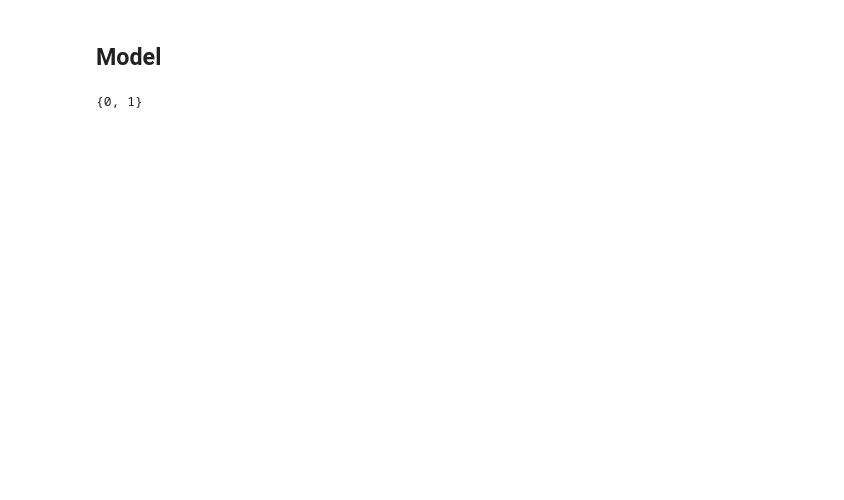
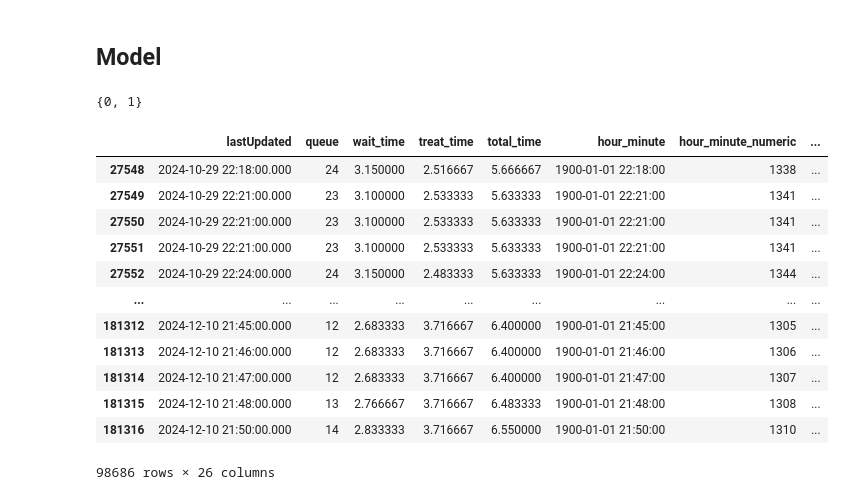
Before and after one commit to DerekWu1/wic_wait_times, a Jupyter notebook: model.ipynb, the cells around one changed output. Saved outputs shown, nothing was run; the diff lists cells and outputs as text; code cells hidden in the pictures; blank space fills up the shorter version.

```diff
--- a/model.ipynb
+++ b/model.ipynb
@@ -139,3 +123,19 @@ def ts_train_test_split(X, y, group_col, time_col, test_size=0.2, random_state=4
         train_data['target'],
         test_data['target']
     )
+# %%
+data[data['clinic_type_encoded'] == 0]
+# %% [output]
+|  | lastUpdated | queue | wait_time | treat_time | total_time | hour_minute | hour_minute_numeric | ... |
+| 27548 | 2024-10-29 22:18:00.000 | 24 | 3.150000 | 2.516667 | 5.666667 | 1900-01-01 22:18:00 | 1338 | ... |
+| 27549 | 2024-10-29 22:21:00.000 | 23 | 3.100000 | 2.533333 | 5.633333 | 1900-01-01 22:21:00 | 1341 | ... |
+| 27550 | 2024-10-29 22:21:00.000 | 23 | 3.100000 | 2.533333 | 5.633333 | 1900-01-01 22:21:00 | 1341 | ... |
+| 27551 | 2024-10-29 22:21:00.000 | 23 | 3.100000 | 2.533333 | 5.633333 | 1900-01-01 22:21:00 | 1341 | ... |
+| 27552 | 2024-10-29 22:24:00.000 | 24 | 3.150000 | 2.483333 | 5.633333 | 1900-01-01 22:24:00 | 1344 | ... |
+| ... | ... | ... | ... | ... | ... | ... | ... | ... |
+| 181312 | 2024-12-10 21:45:00.000 | 12 | 2.683333 | 3.716667 | 6.400000 | 1900-01-01 21:45:00 | 1305 | ... |
+| 181313 | 2024-12-10 21:46:00.000 | 12 | 2.683333 | 3.716667 | 6.400000 | 1900-01-01 21:46:00 | 1306 | ... |
+| 181314 | 2024-12-10 21:47:00.000 | 12 | 2.683333 | 3.716667 | 6.400000 | 1900-01-01 21:47:00 | 1307 | ... |
+| 181315 | 2024-12-10 21:48:00.000 | 13 | 2.766667 | 3.716667 | 6.483333 | 1900-01-01 21:48:00 | 1308 | ... |
+| 181316 | 2024-12-10 21:50:00.000 | 14 | 2.833333 | 3.716667 | 6.550000 | 1900-01-01 21:50:00 | 1310 | ... |
+98686 rows × 26 columns
```
Also changed, not shown: parts of 7 cells of this notebook, 1 other file.
